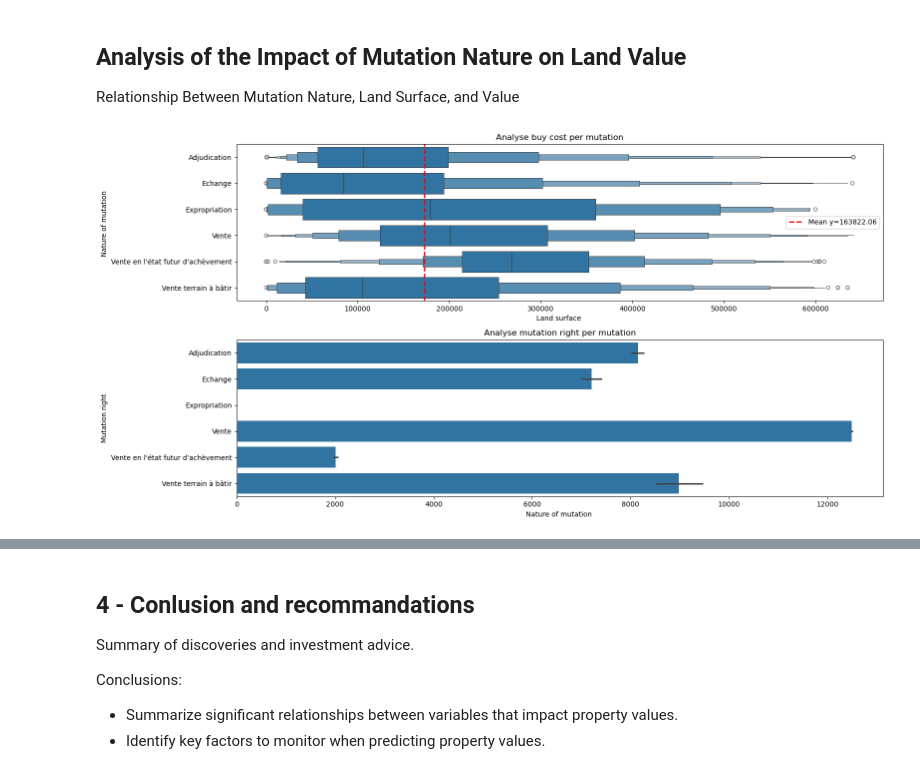
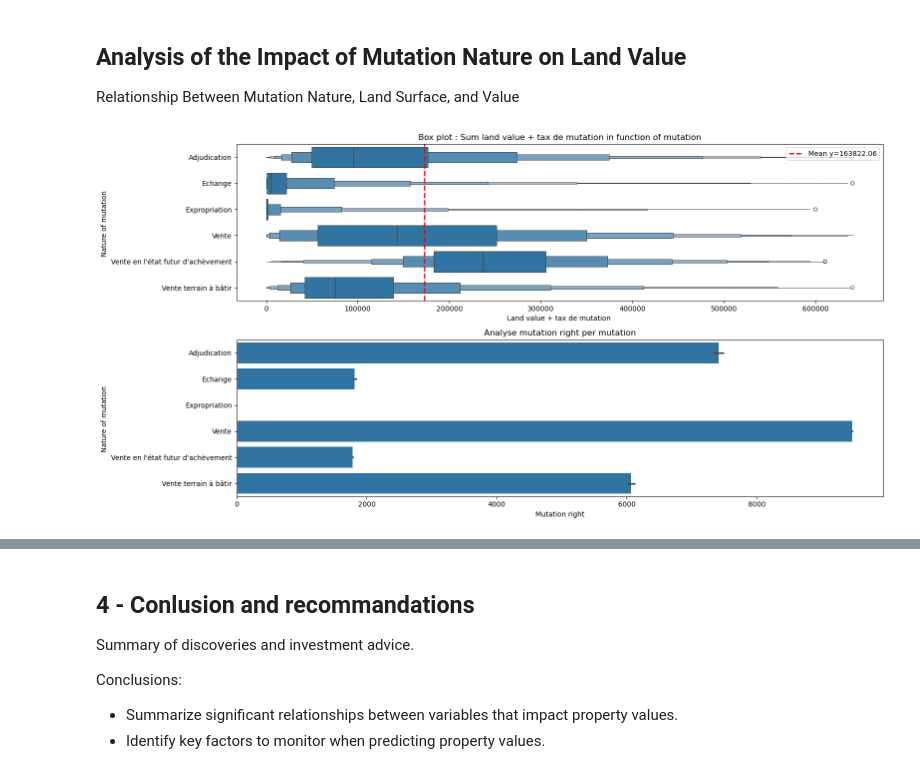
Before and after one commit to Kal3idoscope/Land-data-analysis-French-market, a Jupyter notebook: relationship_variables.ipynb, the cells around one changed output, grey strips where cells are left out. Cells and saved outputs as stored; diff of their text form; code cells hidden in the pictures.

```diff
--- a/relationship_variables.ipynb
+++ b/relationship_variables.ipynb
@@ -870,40 +870,44 @@ figure, (axi1, axi2) = plt.subplots(2,1, figsize=(16,8))
 
 #---- subplot 0.0 -----#
 
 #Create a box plot of mutation without empty land in row 1
 sns.boxenplot(
-    data=non_outliers_not_empty,
+    data=non_outliers,
     x='Valeur fonciere + tax de mutation',
     y='Nature mutation',
     ax=axi1)
 
 #Add line that are the mean of land value
 mean_cost_value = stat_columns.loc['Valeur fonciere + tax de mutation', 'mean']
-axi1.axvline(mean_cost_value, color = 'red',
-            linestyle="--", linewidth=2,
-            label=f"Mean y={mean_land_value:.2f}")
+axi1.axvline(
+    mean_cost_value,
+    color = 'red',
+    linestyle="--",
+    linewidth=2,
+    label=f"Mean y={mean_land_value:.2f}")
+
 #Add labels
-axi1.set_title("Box plot : Buy cost (land value + tax) in function of mutation")
-axi1.set_xlabel("Land surface (filtered) ")
+axi1.set_title("Box plot : Sum land value + tax de mutation in function of mutation")
+axi1.set_xlabel("Land value + tax de mutation ")
 axi1.set_ylabel("Nature of mutation ")
 axi1.legend()
 
 #---- subplot 1.0 -----#
 
 #Create a box plot of mutation without empty land in row 1
 sns.barplot(
-    data=non_outliers_not_empty,
+    data=non_outliers,
     y= 'Nature mutation',
     x='Droit de mutation',
     ax=axi2)
 
 #Add labels
 axi2.set_title("Analyse mutation right per mutation")
-axi2.set_xlabel("Nature of mutation ")
-axi2.set_ylabel("Mutation right")
+axi2.set_ylabel("Nature of mutation ")
+axi2.set_xlabel("Mutation right")
 
 
 plt.tight_layout()
 plt.show()
 # %% [output]
-[figure, old version]
+[figure, new version]
```
Also changed, not shown: parts of 8 cells of this notebook, 1 other file.
